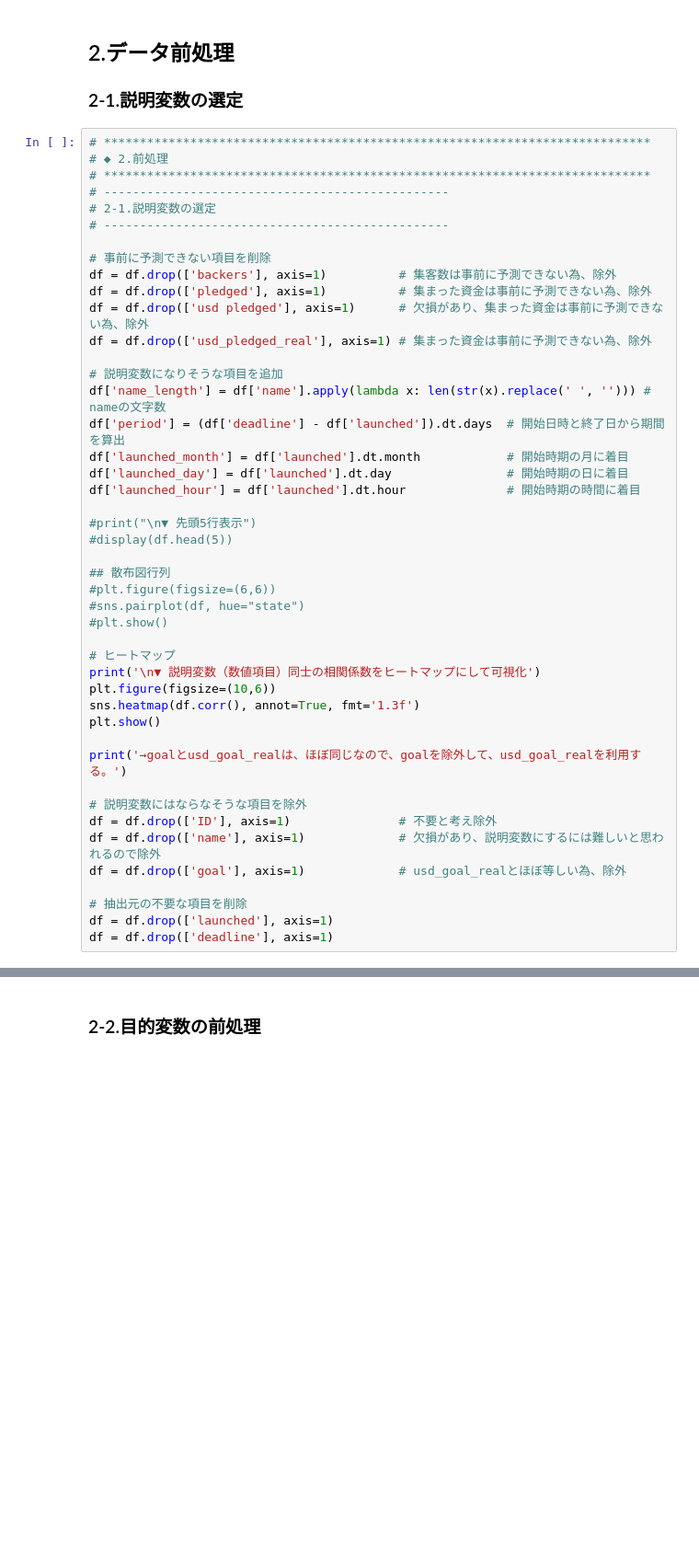
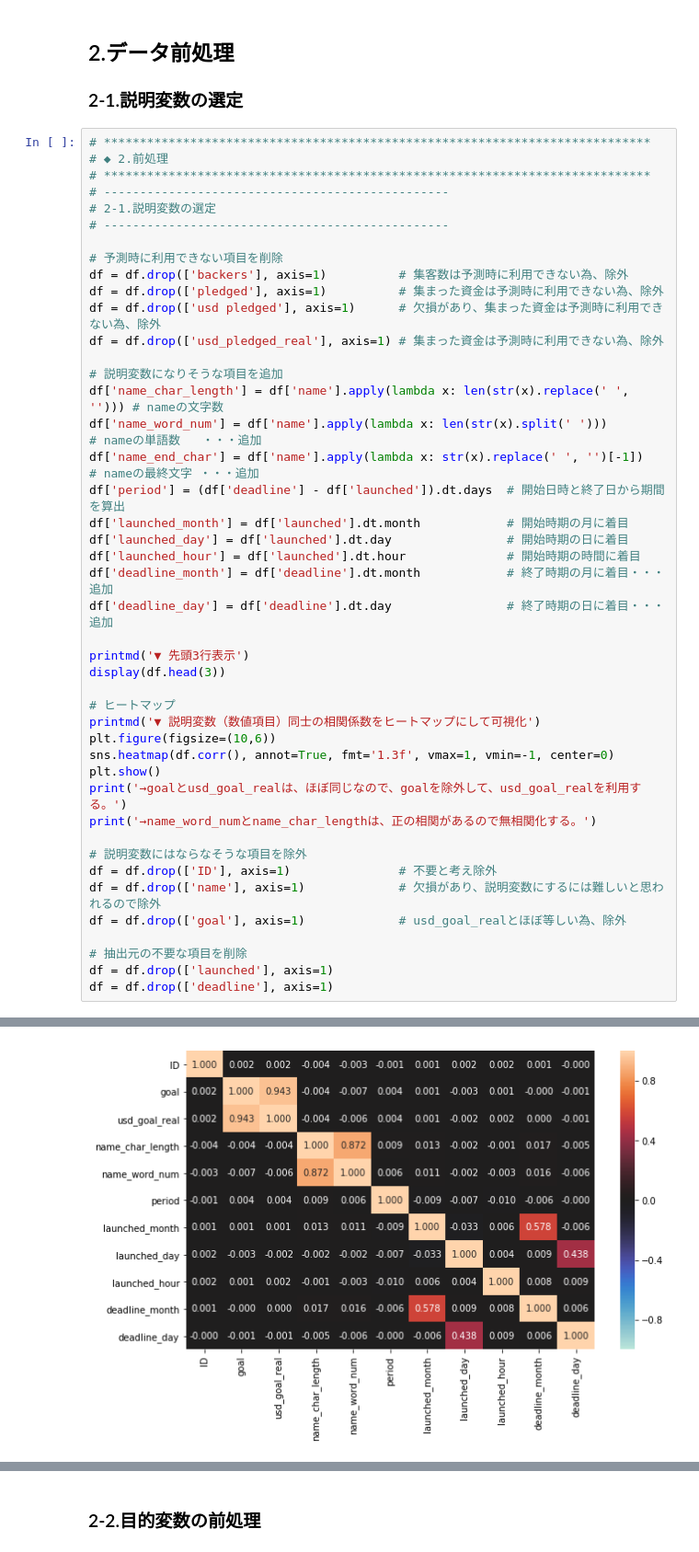
Before and after one commit to arsma12/skillupAI, a Jupyter notebook: Day2_work_長谷川雅代.ipynb, the cells around one changed output, grey strips where cells are left out. Shown at 92% size. Cells and saved outputs as stored; diff of their text form; blank space fills up the shorter version.

```diff
--- a/Day2_work_長谷川雅代.ipynb
+++ b/Day2_work_長谷川雅代.ipynb
@@ -207,34 +326,33 @@ display(pd.DataFrame(df.isnull().sum()[df.isnull().sum()>0],columns=['Missing nu
 # 2-1.説明変数の選定
 # ------------------------------------------------
 
-# 事前に予測できない項目を削除
-df = df.drop(['backers'], axis=1)          # 集客数は事前に予測できない為、除外
-df = df.drop(['pledged'], axis=1)          # 集まった資金は事前に予測できない為、除外
-df = df.drop(['usd pledged'], axis=1)      # 欠損があり、集まった資金は事前に予測できない為、除外
-df = df.drop(['usd_pledged_real'], axis=1) # 集まった資金は事前に予測できない為、除外
+# 予測時に利用できない項目を削除
+df = df.drop(['backers'], axis=1)          # 集客数は予測時に利用できない為、除外
+df = df.drop(['pledged'], axis=1)          # 集まった資金は予測時に利用できない為、除外
+df = df.drop(['usd pledged'], axis=1)      # 欠損があり、集まった資金は予測時に利用できない為、除外
+df = df.drop(['usd_pledged_real'], axis=1) # 集まった資金は予測時に利用できない為、除外
 
 # 説明変数になりそうな項目を追加
-df['name_length'] = df['name'].apply(lambda x: len(str(x).replace(' ', ''))) # nameの文字数
+df['name_char_length'] = df['name'].apply(lambda x: len(str(x).replace(' ', ''))) # nameの文字数
+df['name_word_num'] = df['name'].apply(lambda x: len(str(x).split(' ')))          # nameの単語数   ・・・追加
+df['name_end_char'] = df['name'].apply(lambda x: str(x).replace(' ', '')[-1])     # nameの最終文字 ・・・追加
 df['period'] = (df['deadline'] - df['launched']).dt.days  # 開始日時と終了日から期間を算出
 df['launched_month'] = df['launched'].dt.month            # 開始時期の月に着目
 df['launched_day'] = df['launched'].dt.day                # 開始時期の日に着目
 df['launched_hour'] = df['launched'].dt.hour              # 開始時期の時間に着目
+df['deadline_month'] = df['deadline'].dt.month            # 終了時期の月に着目・・・追加
+df['deadline_day'] = df['deadline'].dt.day                # 終了時期の日に着目・・・追加
 
-#print("\n▼ 先頭5行表示")
-#display(df.head(5))
-
-## 散布図行列
-#plt.figure(figsize=(6,6))
-#sns.pairplot(df, hue="state")
-#plt.show()
+printmd('▼ 先頭3行表示')
+display(df.head(3))
 
 # ヒートマップ
-print('\n▼ 説明変数（数値項目）同士の相関係数をヒートマップにして可視化')
+printmd('▼ 説明変数（数値項目）同士の相関係数をヒートマップにして可視化')
 plt.figure(figsize=(10,6))
-sns.heatmap(df.corr(), annot=True, fmt='1.3f')
+sns.heatmap(df.corr(), annot=True, fmt='1.3f', vmax=1, vmin=-1, center=0)
 plt.show()
-
 print('→goalとusd_goal_realは、ほぼ同じなので、goalを除外して、usd_goal_realを利用する。')
+print('→name_word_numとname_char_lengthは、正の相関があるので無相関化する。')
 
 # 説明変数にはならなそうな項目を除外
 df = df.drop(['ID'], axis=1)               # 不要と考え除外
@@ -247,0 +376 @@ df = df.drop(['deadline'], axis=1)
+[figure, new version]
```
Also changed, not shown: parts of 38 cells of this notebook.
